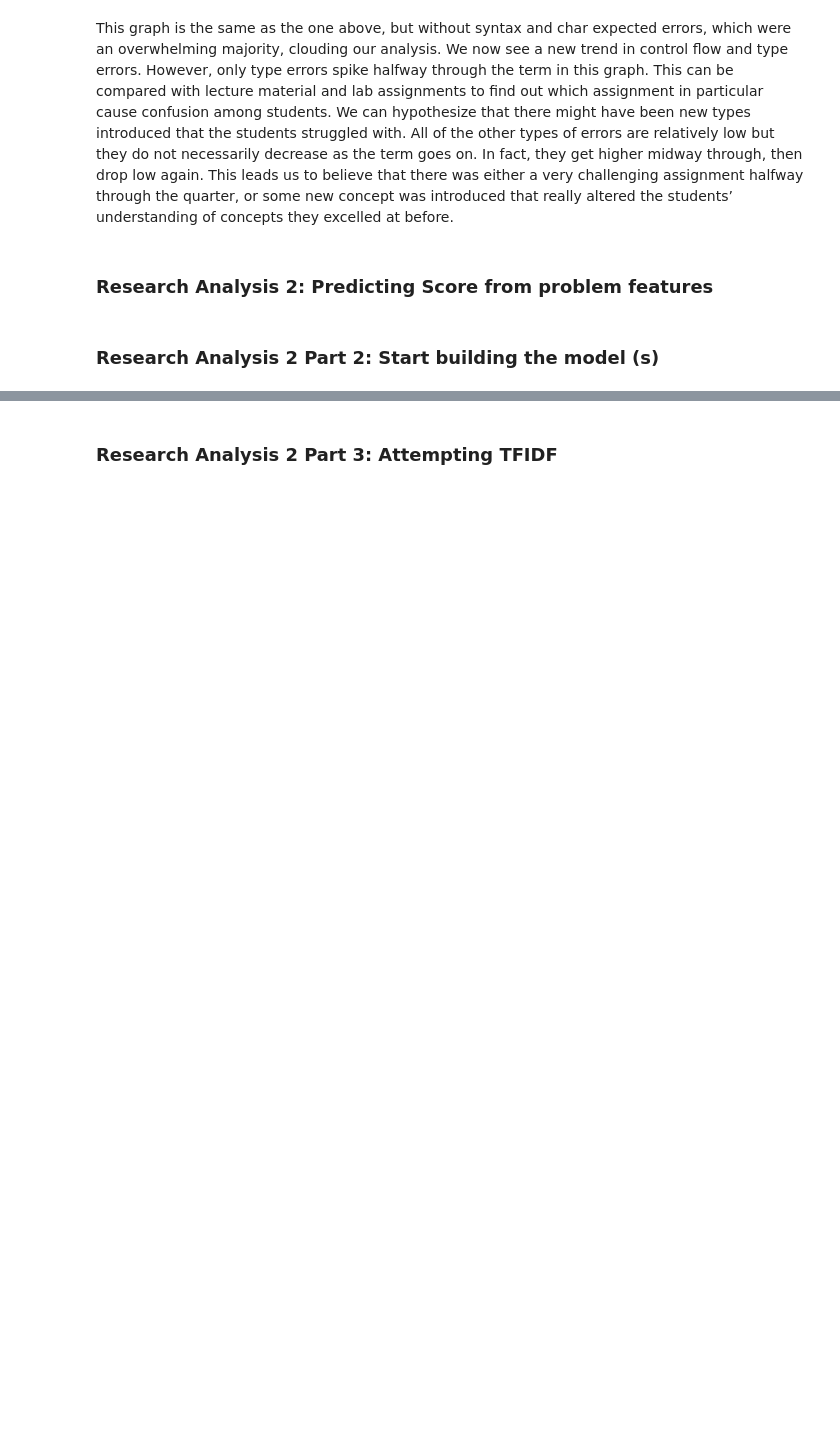
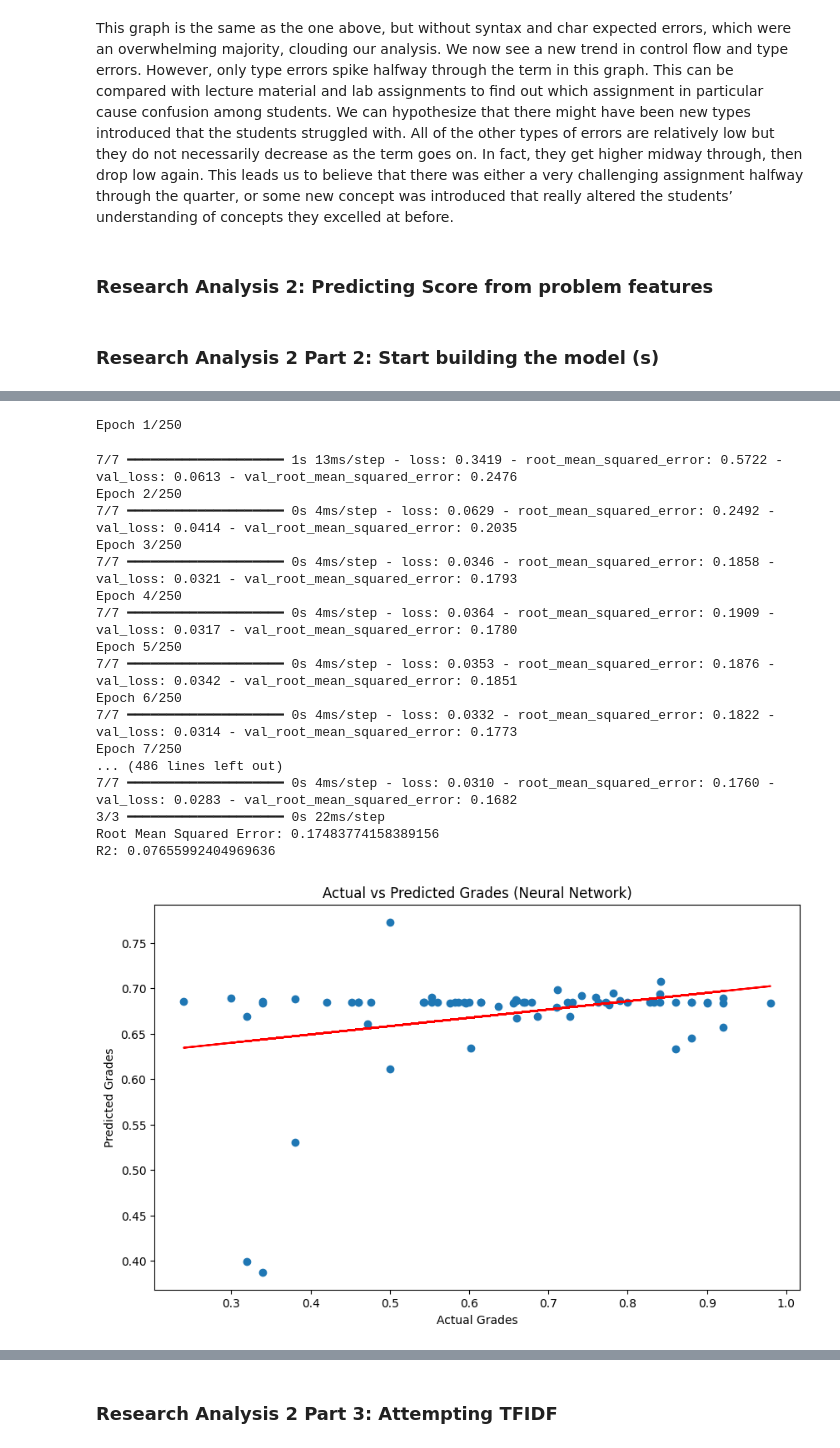
Before and after one commit to nam0mi/313-Data-Mining, a Jupyter notebook: mining.ipynb, the cells around one changed output, grey strips where cells are left out. Cells and saved outputs as stored; diff of their text form; code cells hidden in the pictures; blank space fills up the shorter version.

```diff
--- a/mining.ipynb
+++ b/mining.ipynb
@@ -288,20 +306,46 @@ print(f'Root Mean Squared Error: {RMSE}')
 # %%
 # Define the model
 model = Sequential()
 model.add(Dense(256, input_dim=X_train.shape[1], activation='relu'))
 model.add(Dense(128, activation='relu'))
 model.add(Dense(64, activation='relu'))
 model.add(Dense(32, activation='relu'))
 model.add(Dense(16, activation='relu'))
 model.add(Dense(1, activation='linear'))
 
 model.compile(optimizer=Adam(learning_rate=0.001), loss='mean_squared_error', metrics=['root_mean_squared_error'])
 
 history = model.fit(X_train, y_train, epochs=250, batch_size=32, validation_split=0.2, verbose=1)
 
 y_pred_nn = model.predict(X_test)
+m, b = np.polyfit(y_test, y_pred_nn, 1)
+y_fit = m*y_test+b
 plt.figure(figsize=(10, 6))
 plt.scatter(y_test, y_pred_nn)
+plt.plot(y_test, y_fit, color='red')
 plt.title('Actual vs Predicted Grades (Neural Network)')
+plt.xlabel('Actual Grades')
+plt.ylabel('Predicted Grades')
 RMSE = root_mean_squared_error(y_test, y_pred_nn)
 print(f'Root Mean Squared Error: {RMSE}')
+print(f'R2: {r2_score(y_test, y_pred_nn)}')
+# %% [output]
+Epoch 1/250
+7/7 ━━━━━━━━━━━━━━━━━━━━ 1s 13ms/step - loss: 0.3419 - root_mean_squared_error: 0.5722 - val_loss: 0.0613 - val_root_mean_squared_error: 0.2476
+Epoch 2/250
+7/7 ━━━━━━━━━━━━━━━━━━━━ 0s 4ms/step - loss: 0.0629 - root_mean_squared_error: 0.2492 - val_loss: 0.0414 - val_root_mean_squared_error: 0.2035
+Epoch 3/250
+7/7 ━━━━━━━━━━━━━━━━━━━━ 0s 4ms/step - loss: 0.0346 - root_mean_squared_error: 0.1858 - val_loss: 0.0321 - val_root_mean_squared_error: 0.1793
+Epoch 4/250
+7/7 ━━━━━━━━━━━━━━━━━━━━ 0s 4ms/step - loss: 0.0364 - root_mean_squared_error: 0.1909 - val_loss: 0.0317 - val_root_mean_squared_error: 0.1780
+Epoch 5/250
+7/7 ━━━━━━━━━━━━━━━━━━━━ 0s 4ms/step - loss: 0.0353 - root_mean_squared_error: 0.1876 - val_loss: 0.0342 - val_root_mean_squared_error: 0.1851
+Epoch 6/250
+7/7 ━━━━━━━━━━━━━━━━━━━━ 0s 4ms/step - loss: 0.0332 - root_mean_squared_error: 0.1822 - val_loss: 0.0314 - val_root_mean_squared_error: 0.1773
+Epoch 7/250
+... (486 lines left out)
+7/7 ━━━━━━━━━━━━━━━━━━━━ 0s 4ms/step - loss: 0.0310 - root_mean_squared_error: 0.1760 - val_loss: 0.0283 - val_root_mean_squared_error: 0.1682
+3/3 ━━━━━━━━━━━━━━━━━━━━ 0s 22ms/step
+Root Mean Squared Error: 0.17483774158389156
+R2: 0.07655992404969636
+[figure, added]
```
Also changed, not shown: parts of 40 cells of this notebook.
